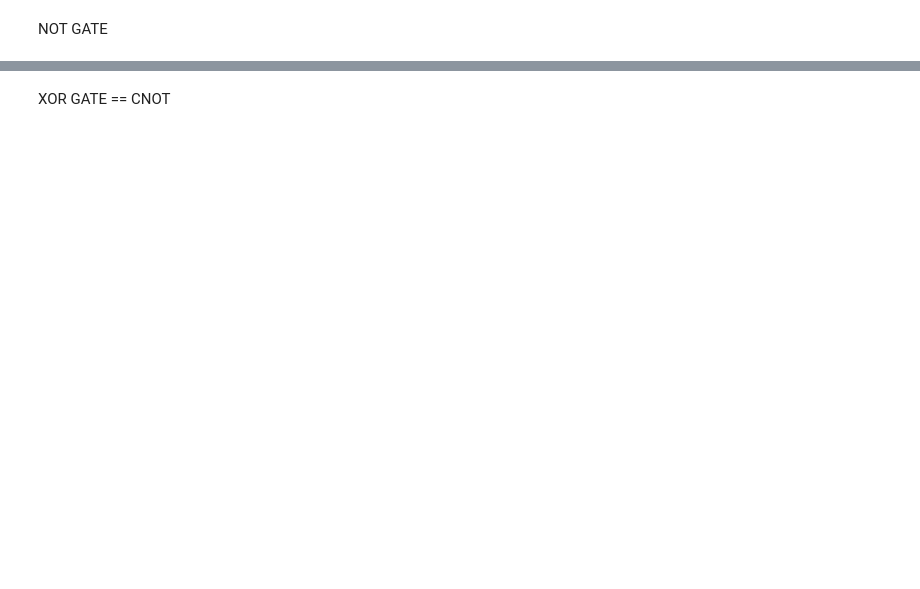
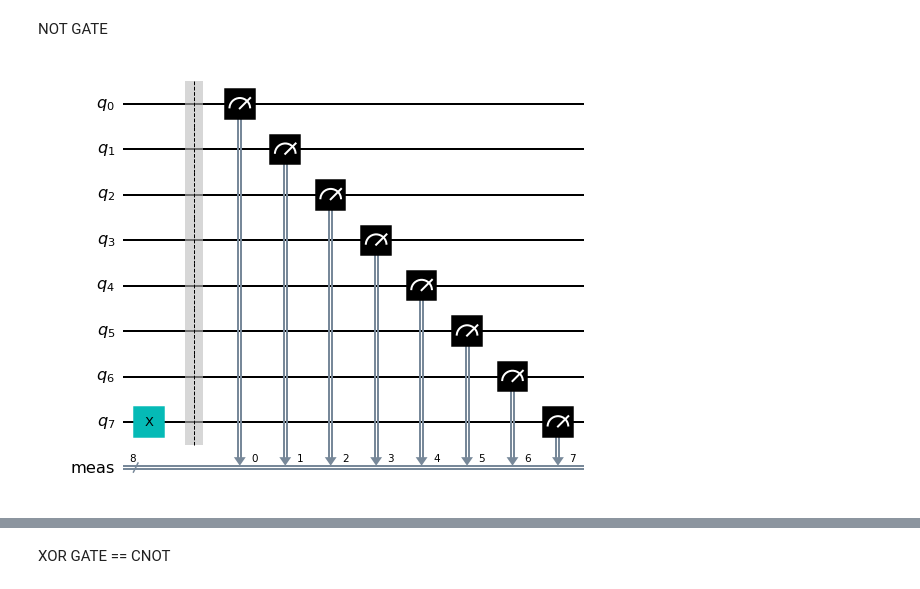
Before and after one commit to Ewelina9606/Quantum-Computing, a Jupyter notebook: QuantumComputing.ipynb, the cells around one changed output, grey strips where cells are left out. Saved outputs shown, nothing was run; the diff lists cells and outputs as text; code cells hidden in the pictures; blank space fills up the shorter version.

```diff
--- a/QuantumComputing.ipynb
+++ b/QuantumComputing.ipynb
@@ -6,5 +6,9 @@ NOT GATE
 # %%
 qc_encode = QuantumCircuit(8)
 qc_encode.x(7)
+qc_encode.draw()
+
 qc_encode.measure_all()
 qc_encode.draw()
+# %% [output]
+[figure, added]
```
Also changed, not shown: parts of 28 cells of this notebook.
